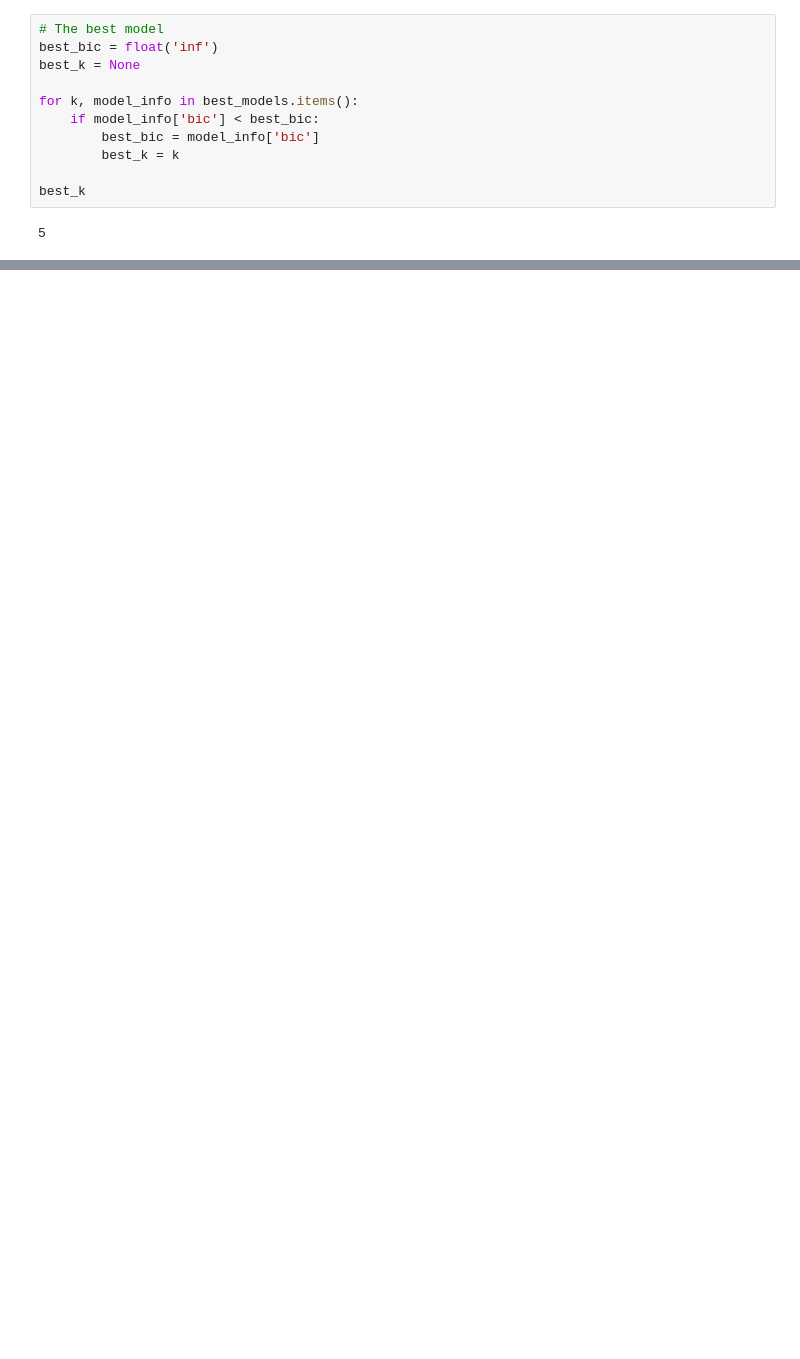
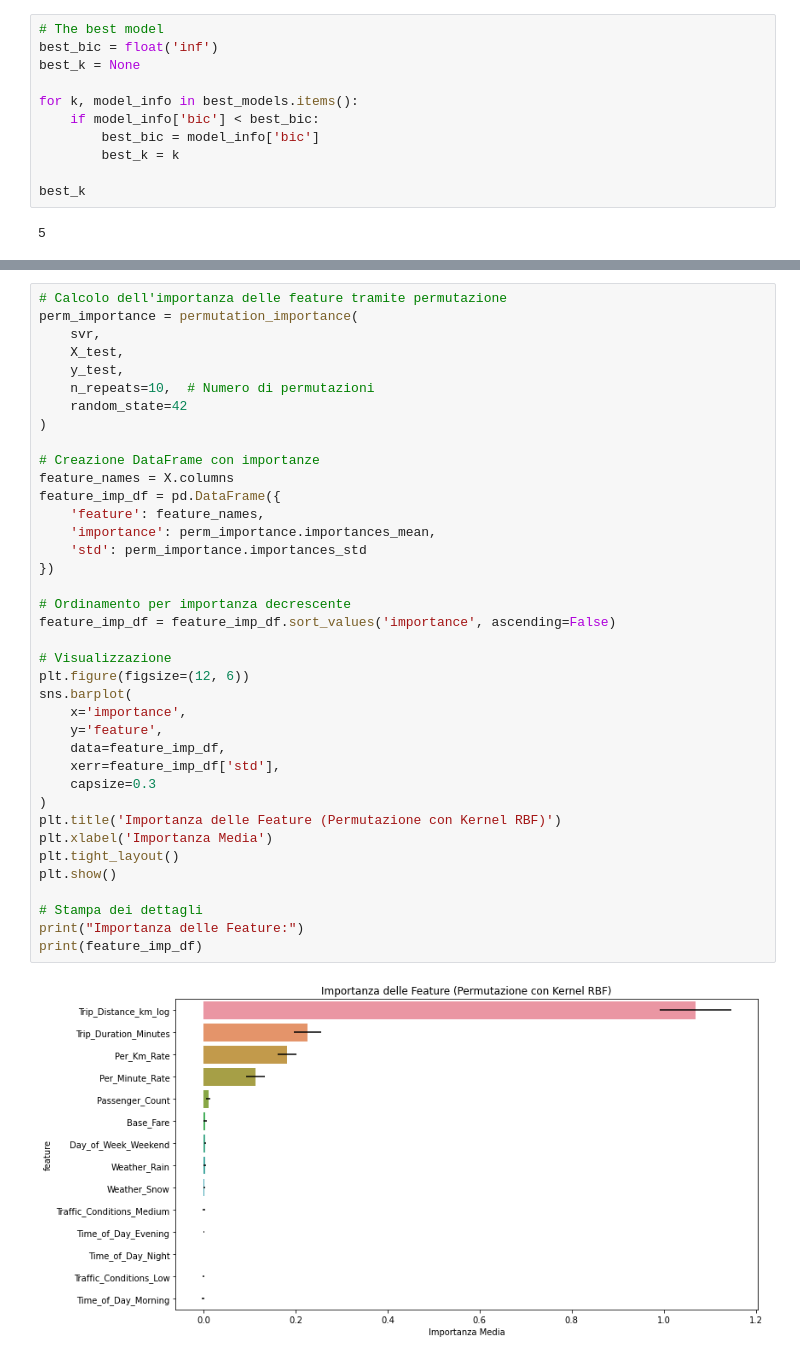
Before and after one commit to fravasta/Prediction-of-Taxi-fares, a Jupyter notebook: prediction_models.ipynb, the cells around one changed output, grey strips where cells are left out. Saved outputs shown, nothing was run; the diff lists cells and outputs as text; blank space fills up the shorter version.

```diff
--- a/prediction_models.ipynb
+++ b/prediction_models.ipynb
@@ -439,0 +546,40 @@ best_k
+# %%
+# Calcolo dell'importanza delle feature tramite permutazione
+perm_importance = permutation_importance(
+    svr,
+    X_test,
+    y_test,
+    n_repeats=10,  # Numero di permutazioni
+    random_state=42
+)
+
+# Creazione DataFrame con importanze
+feature_names = X.columns
+feature_imp_df = pd.DataFrame({
+    'feature': feature_names,
+    'importance': perm_importance.importances_mean,
+    'std': perm_importance.importances_std
+})
+
+# Ordinamento per importanza decrescente
+feature_imp_df = feature_imp_df.sort_values('importance', ascending=False)
+
+# Visualizzazione
+plt.figure(figsize=(12, 6))
+sns.barplot(
+    x='importance',
+    y='feature',
+    data=feature_imp_df,
+    xerr=feature_imp_df['std'],
+    capsize=0.3
+)
+plt.title('Importanza delle Feature (Permutazione con Kernel RBF)')
+plt.xlabel('Importanza Media')
+plt.tight_layout()
+plt.show()
+
+# Stampa dei dettagli
+print("Importanza delle Feature:")
+print(feature_imp_df)
+# %% [output]
+[figure, added]
```
Also changed, not shown: parts of 25 cells of this notebook.
